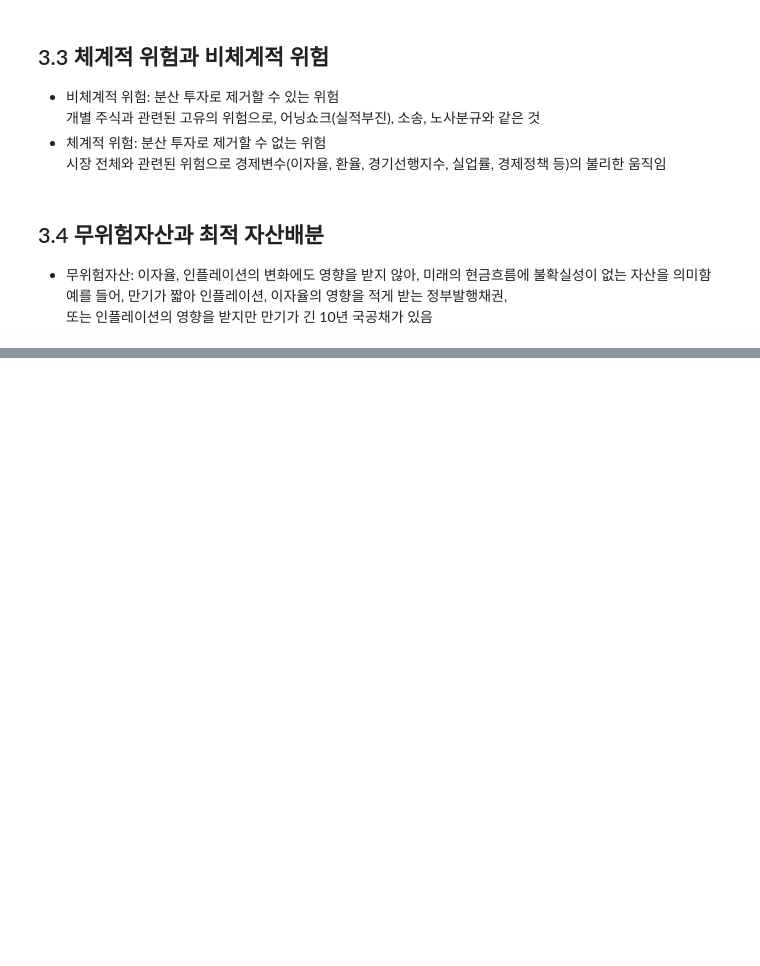
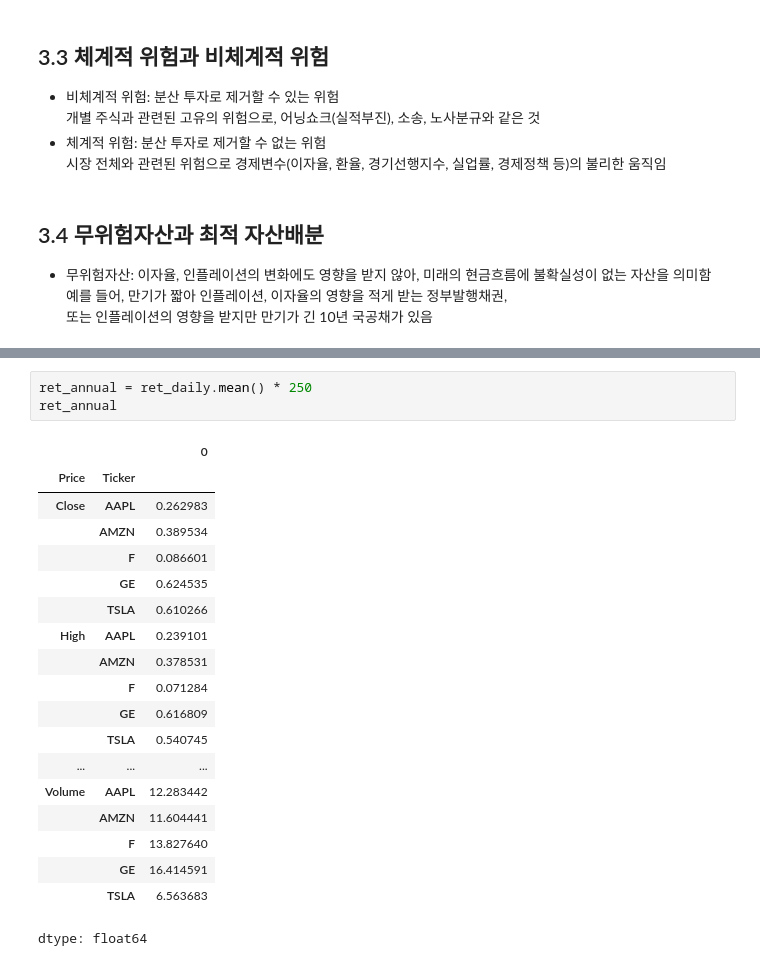
Before and after one commit to thejsw/Quant, a Jupyter notebook: PythonPortfolio.ipynb, the cells around one changed output, grey strips where cells are left out. Drawn from its saved outputs; the diff is of its cells as text; blank space fills up the shorter version.

```diff
--- a/PythonPortfolio.ipynb
+++ b/PythonPortfolio.ipynb
@@ -395,0 +468,23 @@ print(meanReturns)
+# %%
+ret_annual = ret_daily.mean() * 250
+ret_annual
+# %% [output]
+|  |  | 0 |
+| Price | Ticker |  |
+| Close | AAPL | 0.262983 |
+|  | AMZN | 0.389534 |
+|  | F | 0.086601 |
+|  | GE | 0.624535 |
+|  | TSLA | 0.610266 |
+| High | AAPL | 0.239101 |
+|  | AMZN | 0.378531 |
+|  | F | 0.071284 |
+|  | GE | 0.616809 |
+|  | TSLA | 0.540745 |
+| ... | ... | ... |
+| Volume | AAPL | 12.283442 |
+|  | AMZN | 11.604441 |
+|  | F | 13.827640 |
+|  | GE | 16.414591 |
+|  | TSLA | 6.563683 |
+dtype: float64
```
Also changed, not shown: parts of 21 cells of this notebook.
